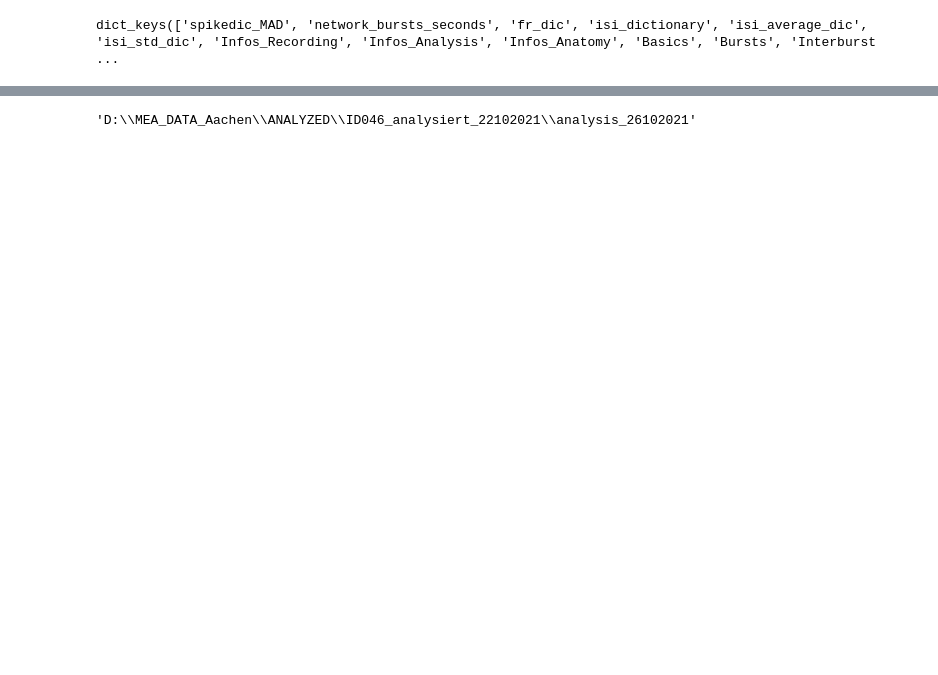
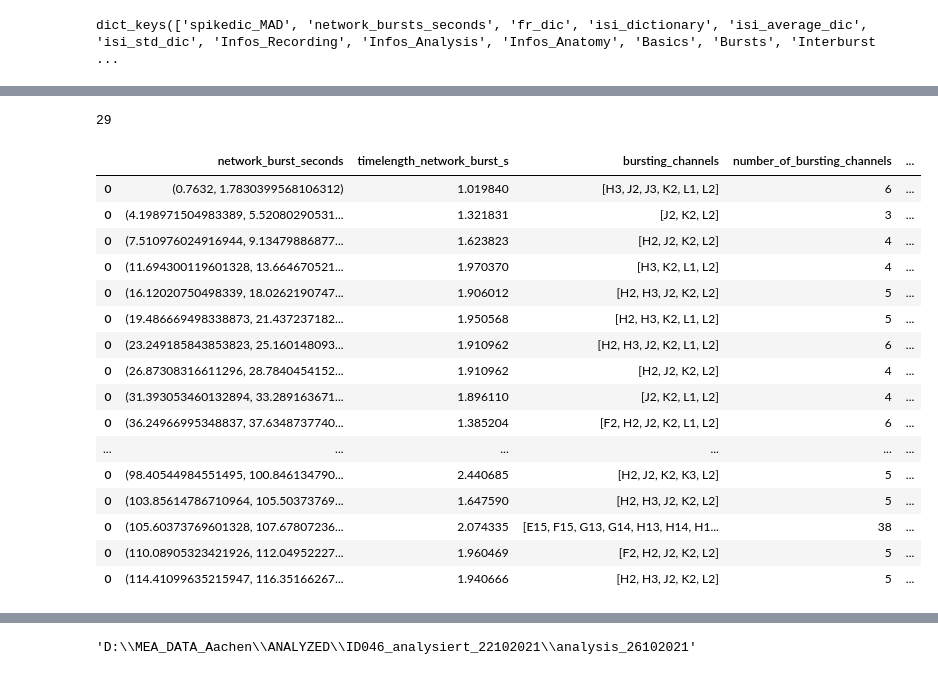
Before and after one commit to jonasort/MEA_analysis, a Jupyter notebook: REUTLINGEN_Paper/ID_046_further_trials-Copy1.ipynb, the cells around one changed output, grey strips where cells are left out. Drawn from its saved outputs; the diff is of its cells as text; code cells hidden in the pictures; blank space fills up the shorter version.

Commit message:
Dataframe Concatenation
With the jupyter notebook to concatenate df.

```diff
--- a/REUTLINGEN_Paper/ID_046_further_trials-Copy1.ipynb
+++ b/REUTLINGEN_Paper/ID_046_further_trials-Copy1.ipynb
@@ -1043,0 +1257,24 @@ Layer for channel J3 missing.
+# %%
+# now the parameters above are calculated for the layers
+spikes_per_layer_networkburst = {}
+
+isi_mean_per_layer_networkburst = {}
+isi_std_per_layer_networkburst = {}
+# %%
+for key in layerdic:
+    tmp_layerlist_isi = []
+    tmp_layerlist_spikes = []
+    for c in layerdic[key]:
+        tmp_layerlist_spikes.append(number_spikes_per_channel_networkburst[c])
+        try:
+            tmp_layerlist_isi.append(list(isi_per_channel_networkburst[c]))
+        except:
+            pass
+    # flatten the resulting lists of list
+    tmp_layerlist_isi = [x for y in tmp_layerlist_isi for x in y]
+
+
+    # add information to the corresponding dictionary
+    spikes_per_layer_networkburst[key] = sum(tmp_layerlist_spikes)
+    isi_mean_per_layer_networkburst[key] = np.mean(tmp_layerlist_isi)
+    isi_std_per_layer_networkburst[key] = np.std(tmp_layerlist_isi)
@@ -1072,6 +1375,7 @@ df = pd.DataFrame.from_records([dictionary_for_dataframe])
 
 for key in network_bursts_dictionary:
     dictionary_for_dataframe["network_burst_seconds"] = key
+    dictionary_for_dataframe["timelength_network_burst_s"] = network_bursts_dictionary[key]["timelength_network_burst_s"]
     dictionary_for_dataframe["bursting_channels"] = network_bursts_dictionary[key]["bursting_channels"]
     dictionary_for_dataframe["number_of_bursting_channels"] = network_bursts_dictionary[key]["number_of_bursting_channels"]
     dictionary_for_dataframe["number_burst_starts"] = network_bursts_dictionary[key]["number_burst_starts"]
@@ -1125 +1431,27 @@ pd.options.display.max_columns = None
+# %%
+len(df)
+# %% [output]
+29
+# %%
+df_filtered = df.loc[(df['number_of_active_channels']<250)]
+# %%
+df_filtered
+# %% [output]
+|  | network_burst_seconds | timelength_network_burst_s | bursting_channels | number_of_bursting_channels | ... |
+| 0 | (0.7632, 1.7830399568106312) | 1.019840 | [H3, J2, J3, K2, L1, L2] | 6 | ... |
+| 0 | (4.198971504983389, 5.52080290531... | 1.321831 | [J2, K2, L2] | 3 | ... |
+| 0 | (7.510976024916944, 9.13479886877... | 1.623823 | [H2, J2, K2, L2] | 4 | ... |
+| 0 | (11.694300119601328, 13.664670521... | 1.970370 | [H3, K2, L1, L2] | 4 | ... |
+| 0 | (16.12020750498339, 18.0262190747... | 1.906012 | [H2, H3, J2, K2, L2] | 5 | ... |
+| 0 | (19.486669498338873, 21.437237182... | 1.950568 | [H2, H3, K2, L1, L2] | 5 | ... |
+| 0 | (23.249185843853823, 25.160148093... | 1.910962 | [H2, H3, J2, K2, L1, L2] | 6 | ... |
+| 0 | (26.87308316611296, 28.7840454152... | 1.910962 | [H2, J2, K2, L2] | 4 | ... |
+| 0 | (31.393053460132894, 33.289163671... | 1.896110 | [J2, K2, L1, L2] | 4 | ... |
+| 0 | (36.24966995348837, 37.6348737740... | 1.385204 | [F2, H2, J2, K2, L1, L2] | 6 | ... |
+| ... | ... | ... | ... | ... | ... |
+| 0 | (98.40544984551495, 100.846134790... | 2.440685 | [H2, J2, K2, K3, L2] | 5 | ... |
+| 0 | (103.85614786710964, 105.50373769... | 1.647590 | [H2, H3, J2, K2, L2] | 5 | ... |
+| 0 | (105.60373769601328, 107.67807236... | 2.074335 | [E15, F15, G13, G14, H13, H14, H1... | 38 | ... |
+| 0 | (110.08905323421926, 112.04952227... | 1.960469 | [F2, H2, J2, K2, L2] | 5 | ... |
+| 0 | (114.41099635215947, 116.35166267... | 1.940666 | [H2, H3, J2, K2, L2] | 5 | ... |
 # %%
```
Also changed, not shown: parts of 45 cells of this notebook, 23 other files.
